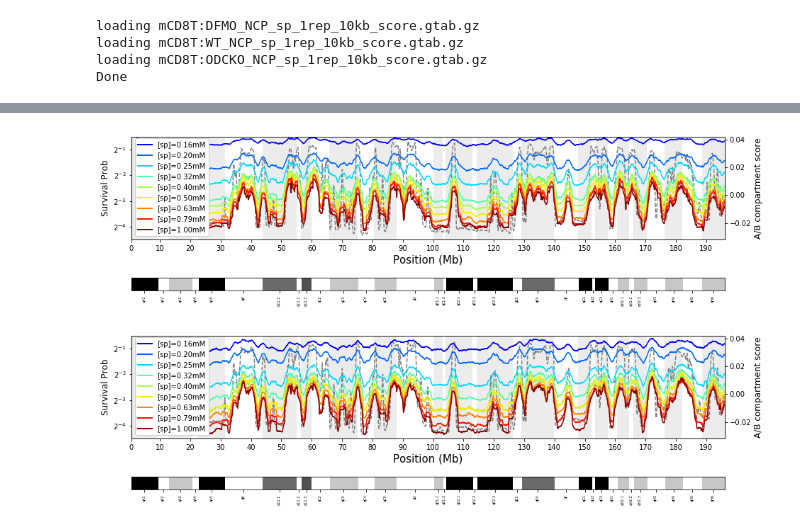
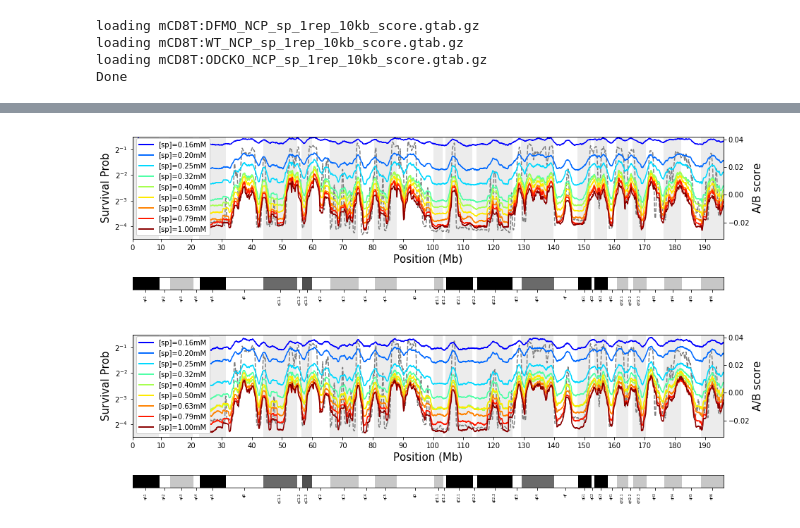
Before and after one commit to spark159/condense-seq, a Jupyter notebook: ipython_notebooks/mCD8T_NCP_sp_genome_wide_prob_plot.ipynb, the cells around one changed output, grey strips where cells are left out. Cells and saved outputs as stored; diff of their text form; code cells hidden in the pictures.

```diff
--- a/ipython_notebooks/mCD8T_NCP_sp_genome_wide_prob_plot.ipynb
+++ b/ipython_notebooks/mCD8T_NCP_sp_genome_wide_prob_plot.ipynb
@@ -216,7 +216,13 @@ for chr in chr_choices:
                                        max_pos=max_pos,
                                        silent=True)
 
-    sig = [binID_mean[binID] for binID in sorted(binID_mean.keys())]
+    sig = []
+    for binID in sorted(binID_mean.keys()):
+        mean = binID_mean[binID]
+        if np.isnan(mean):
+            mean = 0.0 # put zero expression when no gene found
+        sig.append(mean)
+
     sig = statis.slow_moving_average2(sig, blur_win)
     chr_RNA_sig[chr] = sig
 # %%
@@ -374,7 +412,7 @@ name_alpha = {'eigen':0.5}
 name_linestyle = {'eigen':'--'}
 name_label = {('mCD8T:WT', i):'[sp]=%.2fmM' % (tnum_conc[i]) for i in range(1, 10)}
 side_ylabel={'left':'Survival Prob',
-             'right':'A/B compartment score'}
+             'right':'A/B score'}
 side_ycolor={'left':'black',
              'right':'black'}
 side_ylim={'left':[2**-4.5, 2**-0.5]}
@@ -387,6 +425,7 @@ for chr in chr_choices:
     name_sig = chr_dkey_sig[chr]
     name_sig['eigen'] = chr_eigen_sig[chr]
     shade_wins = chr_shade_wins[chr]
+    mask_wins = chr_mask_wins[chr]
     graphics.plot_genome_wide(side_names=side_names,
                               name_sig=name_sig,
                               name_color=name_color,
@@ -404,10 +443,13 @@ for chr in chr_choices:
                               Gtick_locs=chr_Gtick_locs[chr],
                               Gtick_labels=chr_Gtick_labels[chr],
                               shade_wins=shade_wins,
+                              mask_wins=mask_wins,
                               legend_loc=legend_loc,
                               fig_width=15,
                               fig_height=4,
                               height_ratios=[8, 1],
                               hspace=0.65,
-                              save=False)
+                              save_path='./data/',
+                              save=True,
+                              note='mCD8T:WT_prob_%s' % (chr))
 # %% [output]
@@ -425,7 +467,7 @@ name_alpha = {'eigen':0.5}
 name_linestyle = {'eigen':'--'}
 name_label = {('mCD8T:DFMO', i):'[sp]=%.2fmM' % (tnum_conc[i]) for i in range(1, 10)}
 side_ylabel={'left':'Survival Prob',
-             'right':'A/B compartment score'}
+             'right':'A/B score'}
 side_ycolor={'left':'black',
              'right':'black'}
 side_ylim={'left':[2**-4.5, 2**-0.5]}
@@ -434,35 +476,39 @@ side_basey={'left':2}
 legend_loc = 'lower left'
 
 ## plot data in genome-wide (Survival probability vs eigen vector)
 for chr in chr_choices:
     name_sig = chr_dkey_sig[chr]
     name_sig['eigen'] = chr_eigen_sig[chr]
     shade_wins = chr_shade_wins[chr]
+    mask_wins = chr_mask_wins[chr]
     graphics.plot_genome_wide(side_names=side_names,
                               name_sig=name_sig,
                               name_color=name_color,
                               name_alpha=name_alpha,
                               name_linestyle=name_linestyle,
                               name_label=name_label,
                               side_ylabel=side_ylabel,
                               side_ycolor=side_ycolor,
                               side_ylim=side_ylim,
                               side_yscale=side_yscale,
                               side_basey=side_basey,
                               xtick_locs=chr_xtick_locs[chr],
                               xtick_labels=chr_xtick_labels[chr],
                               Gtype_ideogram=chr_Gtype_ideogram[chr],
                               Gtick_locs=chr_Gtick_locs[chr],
                               Gtick_labels=chr_Gtick_labels[chr],
                               shade_wins=shade_wins,
+                              mask_wins=mask_wins,
                               legend_loc=legend_loc,
                               fig_width=15,
                               fig_height=4,
                               height_ratios=[8, 1],
                               hspace=0.65,
-                              save=False)
+                              save_path='./data/',
+                              save=True,
+                              note='mCD8T:DFMO_prob_%s' % (chr))
 # %% [output]
-[figure, old version]
+[figure, new version]
 # %%
 ### plot genome-wide data along with ideogram (ODCKO)
 ## figure parameters
@@ -476,7 +522,7 @@ name_alpha = {'eigen':0.5}
 name_linestyle = {'eigen':'--'}
 name_label = {('mCD8T:ODCKO', i):'[sp]=%.2fmM' % (tnum_conc[i]) for i in range(1, 10)}
 side_ylabel={'left':'Survival Prob',
-             'right':'A/B compartment score'}
+             'right':'A/B score'}
 side_ycolor={'left':'black',
              'right':'black'}
 side_ylim={'left':[2**-4.5, 2**-0.5]}
@@ -489,6 +535,7 @@ for chr in chr_choices:
     name_sig = chr_dkey_sig[chr]
     name_sig['eigen'] = chr_eigen_sig[chr]
     shade_wins = chr_shade_wins[chr]
+    mask_wins = chr_mask_wins[chr]
     graphics.plot_genome_wide(side_names=side_names,
                               name_sig=name_sig,
                               name_color=name_color,
@@ -506,14 +553,17 @@ for chr in chr_choices:
                               Gtick_locs=chr_Gtick_locs[chr],
                               Gtick_labels=chr_Gtick_labels[chr],
                               shade_wins=shade_wins,
+                              mask_wins=mask_wins,
                               legend_loc=legend_loc,
                               fig_width=15,
                               fig_height=4,
                               height_ratios=[8, 1],
                               hspace=0.65,
-                              save=False)
+                              save_path='./data/',
+                              save=True,
+                              note='mCD8T:ODCKO_prob_%s' % (chr))
 # %% [output]
-[figure, old version]
+[figure, new version]
 # %%
 ### plot survival probability curve with sigmoid fitting (WT)
 cells = ['mCD8T:WT', 'mCD8T:DFMO', 'mCD8T:ODCKO']
```
Also changed, not shown: parts of 3 cells of this notebook, 33 other files.
